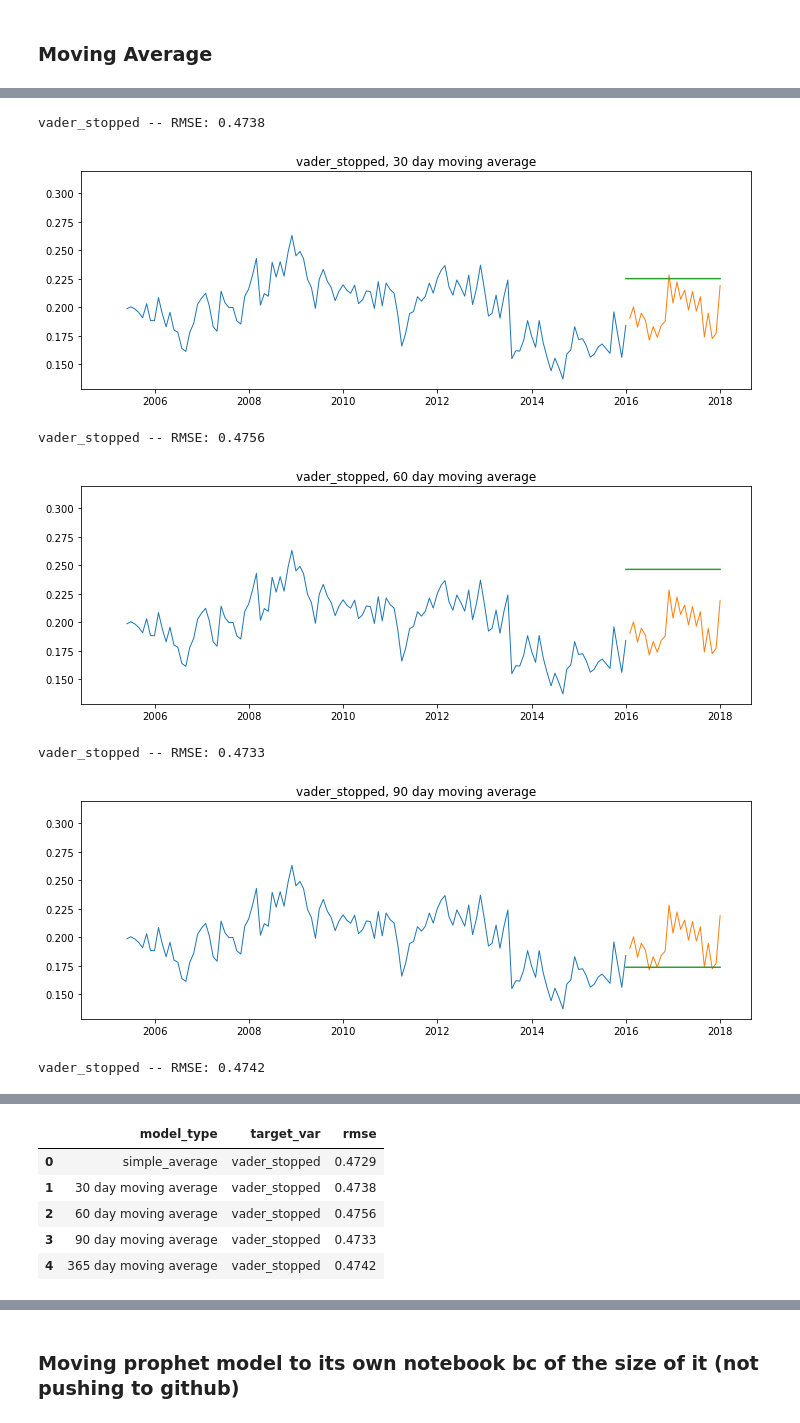
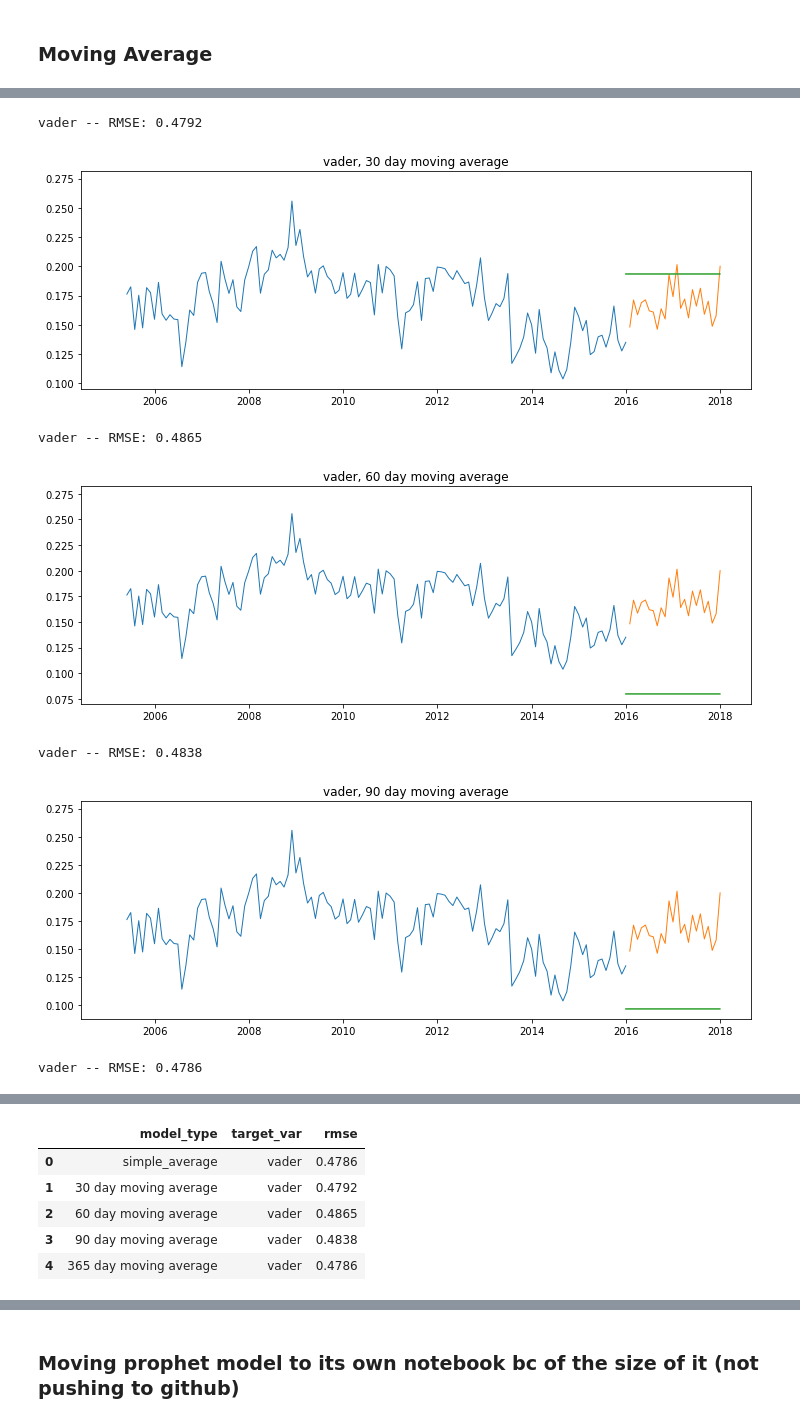
Before and after one commit to npr-nlp/npr-nlp-project, a Jupyter notebook: brian_explore_notebook.ipynb, the cells around one changed output, grey strips where cells are left out. Cells and saved outputs as stored; diff of their text form; code cells hidden in the pictures.

Commit message:
troubleshoot modeling

```diff
--- a/brian_explore_notebook.ipynb
+++ b/brian_explore_notebook.ipynb
@@ -506,12 +514,12 @@ alpha = 0.01 # we want to be 99% sure our results aren't the result of chance/ra
 # See https://docs.scipy.org/doc/scipy/reference/generated/scipy.stats.f_oneway.html for more info
 from scipy.stats import f_oneway
 
-f, p = f_oneway(Talk_of_the_Nation_df.vader_stopped,
-All_Things_Considered_df.vader_stopped,
-Morning_Edition_df.vader_stopped,
-News_and_Notes_df.vader_stopped,
-Day_to_Day_df.vader_stopped,
-Weekend_Edition_Sunday_df.vader_stopped,
-Weekend_Edition_Saturday_df.vader_stopped,)
+f, p = f_oneway(Talk_of_the_Nation_df.vader,
+All_Things_Considered_df.vader,
+Morning_Edition_df.vader,
+News_and_Notes_df.vader,
+Day_to_Day_df.vader,
+Weekend_Edition_Sunday_df.vader,
+Weekend_Edition_Saturday_df.vader,)
 f, p
 # %% [output]
@@ -578,6 +576,6 @@ Index(['episode_id', 'episode_order', 'speaker', 'utterance', 'program',
       dtype='object')
 # %%
-for_tsa_modeling_df = pd.DataFrame(df['vader_stopped'])
+for_tsa_modeling_df = pd.DataFrame(df['vader'])
 # %%
 for_tsa_modeling_df.head()
 # %% [output]
@@ -704,10 +702,10 @@ def evaluate(target_var):
     rmse = round(sqrt(mean_squared_error(validate[target_var], yhat_df[target_var])), 4)
     return rmse
 # %%
-score = round(tsa_train['vader_stopped'].mean(), 4)
+score = round(tsa_train['vader'].mean(), 4)
 
 def make_predictions():
-    yhat_df = pd.DataFrame({'vader_stopped': score}, index = validate.index)
+    yhat_df = pd.DataFrame({'vader': score}, index = validate.index)
 
     return yhat_df
 
@@ -752,6 +750,6 @@ vader_stopped -- RMSE: 0.4729
 # %%
 eval_df = append_eval_df(model_type='simple_average',
-                             target_var = 'vader_stopped')
+                             target_var = 'vader')
 # %%
 eval_df
 # %% [output]
@@ -778,22 +776,22 @@ Name: vader_stopped, Length: 2517076, dtype: float64
 # %%
 # Trying with different periods
 
 periods = [30, 60, 90, 365]
 
 for p in periods:
-    score = round(tsa_train['vader_stopped'].rolling(p).mean().iloc[-1], 4)
+    score = round(tsa_train['vader'].rolling(p).mean().iloc[-1], 4)
     yhat_df = make_predictions()
     model_type = str(p) + ' day moving average'
     eval_df = append_eval_df(model_type = model_type,
-                             target_var = 'vader_stopped'
+                             target_var = 'vader'
                             )
-    plot_and_eval_2('vader_stopped', model_type)
+    plot_and_eval_2('vader', model_type)
 eval_df
 # %% [output]
-vader_stopped -- RMSE: 0.4738
+vader -- RMSE: 0.4792
-[figure, old version]
+[figure, new version]
-vader_stopped -- RMSE: 0.4756
+vader -- RMSE: 0.4865
-[figure, old version]
+[figure, new version]
-vader_stopped -- RMSE: 0.4733
+vader -- RMSE: 0.4838
-[figure, old version]
+[figure, new version]
-vader_stopped -- RMSE: 0.4742
+vader -- RMSE: 0.4786
@@ -801,9 +799,9 @@ vader_stopped -- RMSE: 0.4742
 |  | model_type | target_var | rmse |
-| 0 | simple_average | vader_stopped | 0.4729 |
-| 1 | 30 day moving average | vader_stopped | 0.4738 |
-| 2 | 60 day moving average | vader_stopped | 0.4756 |
-| 3 | 90 day moving average | vader_stopped | 0.4733 |
-| 4 | 365 day moving average | vader_stopped | 0.4742 |
+| 0 | simple_average | vader | 0.4786 |
+| 1 | 30 day moving average | vader | 0.4792 |
+| 2 | 60 day moving average | vader | 0.4865 |
+| 3 | 90 day moving average | vader | 0.4838 |
+| 4 | 365 day moving average | vader | 0.4786 |
 # %%
 yhat_df
 # %% [output]
```
Also changed, not shown: parts of 89 cells of this notebook.
